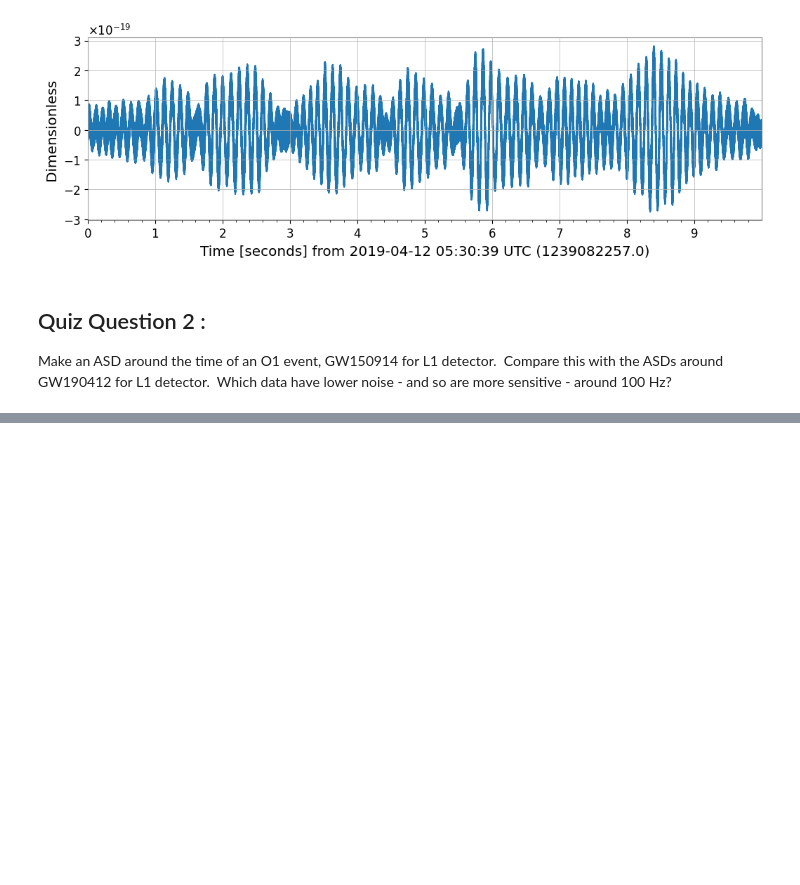
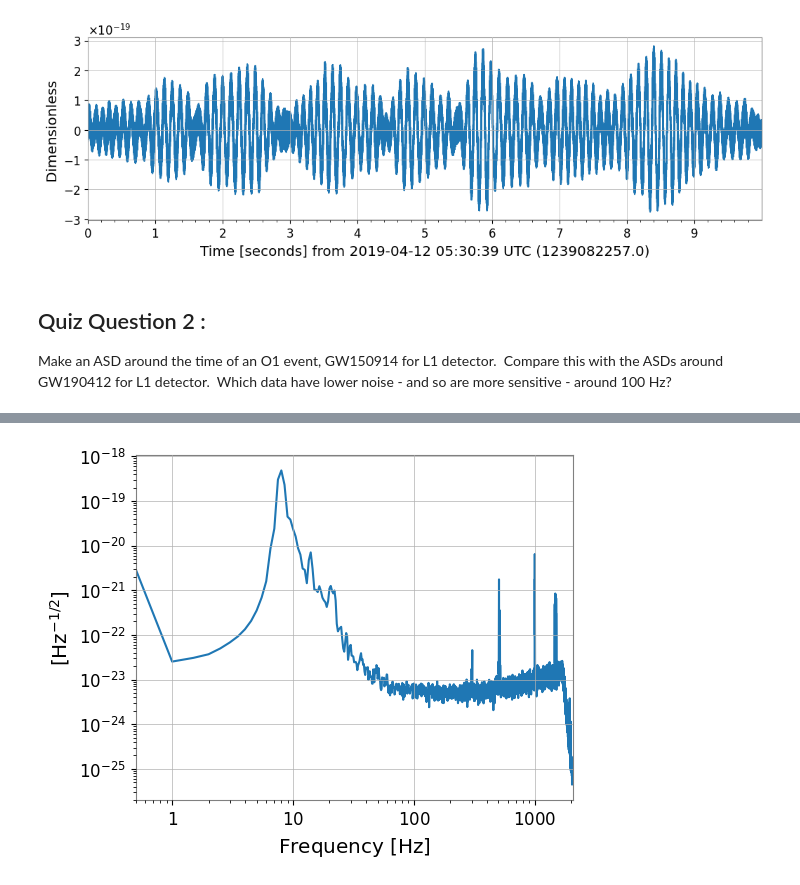
Before and after one commit to abhisikta-research/gw-2023, a Jupyter notebook: Tutorials/Day_1/Tuto_1.2_Open_Data_access_with_GWpy.ipynb, the cells around one changed output, grey strips where cells are left out. Cells and saved outputs as stored; diff of their text form; code cells hidden in the pictures; blank space fills up the shorter version.

```diff
--- a/Tutorials/Day_1/Tuto_1.2_Open_Data_access_with_GWpy.ipynb
+++ b/Tutorials/Day_1/Tuto_1.2_Open_Data_access_with_GWpy.ipynb
@@ -351,0 +387,6 @@ Make an ASD around the time of an O1 event, GW150914 for L1 detector.  Compare
+# %%
+asd_h1 = ldata_h1.asd(fftlength=2, method="median")
+plot_h1 = asd_h1.plot()
+plot_h1.show(warn=False)
+# %% [output]
+[figure, added]
```
Also changed, not shown: parts of 5 cells of this notebook.
